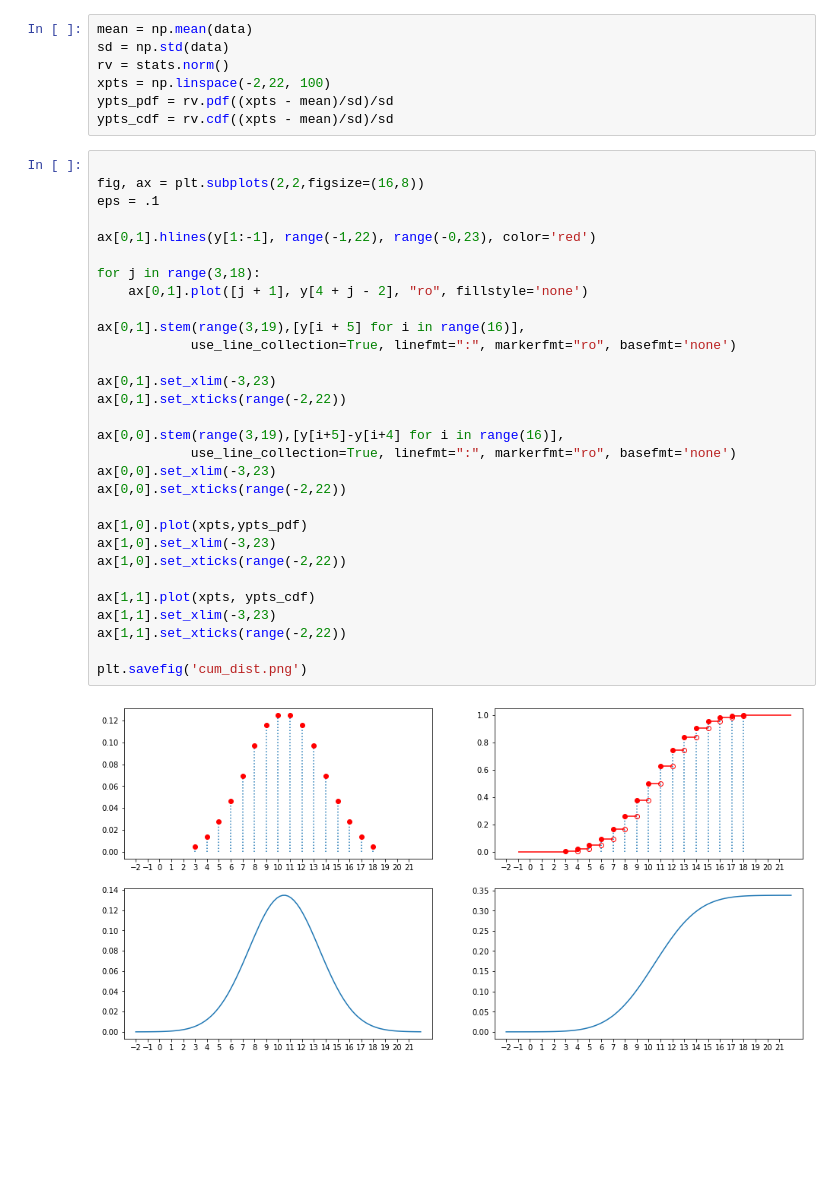
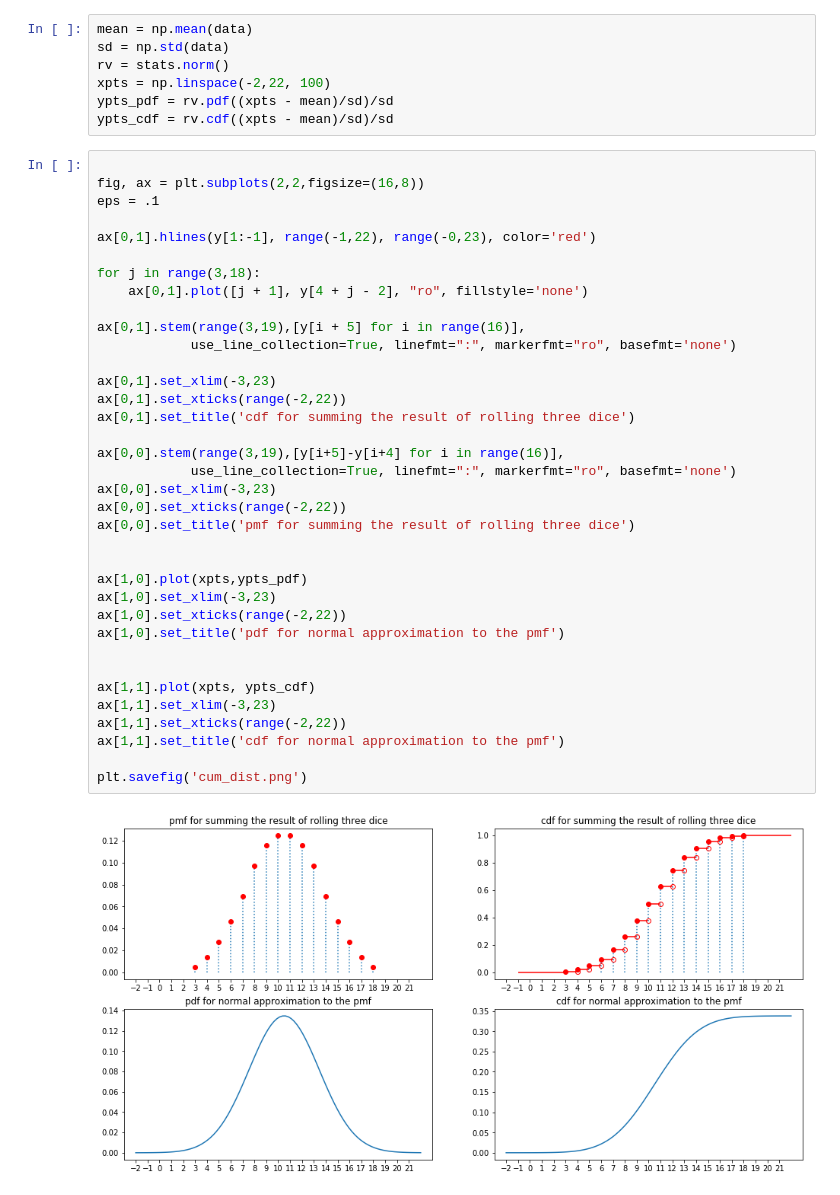
Before and after one commit to ketchers/Python-Play, a Jupyter notebook: Riemann Stieltjes.ipynb, the cells around one changed output. Cells and saved outputs as stored; diff of their text form; blank space fills up the shorter version.

```diff
--- a/Riemann Stieltjes.ipynb
+++ b/Riemann Stieltjes.ipynb
@@ -31,31 +31,37 @@ ypts_cdf = rv.cdf((xpts - mean)/sd)/sd
 
 fig, ax = plt.subplots(2,2,figsize=(16,8))
 eps = .1
 
 ax[0,1].hlines(y[1:-1], range(-1,22), range(-0,23), color='red')
 
 for j in range(3,18):
     ax[0,1].plot([j + 1], y[4 + j - 2], "ro", fillstyle='none')
 
 ax[0,1].stem(range(3,19),[y[i + 5] for i in range(16)],
             use_line_collection=True, linefmt=":", markerfmt="ro", basefmt='none')
 
 ax[0,1].set_xlim(-3,23)
 ax[0,1].set_xticks(range(-2,22))
+ax[0,1].set_title('cdf for summing the result of rolling three dice')
 
 ax[0,0].stem(range(3,19),[y[i+5]-y[i+4] for i in range(16)],
             use_line_collection=True, linefmt=":", markerfmt="ro", basefmt='none')
 ax[0,0].set_xlim(-3,23)
 ax[0,0].set_xticks(range(-2,22))
+ax[0,0].set_title('pmf for summing the result of rolling three dice')
+
 
 ax[1,0].plot(xpts,ypts_pdf)
 ax[1,0].set_xlim(-3,23)
 ax[1,0].set_xticks(range(-2,22))
+ax[1,0].set_title('pdf for normal approximation to the pmf')
+
 
 ax[1,1].plot(xpts, ypts_cdf)
 ax[1,1].set_xlim(-3,23)
 ax[1,1].set_xticks(range(-2,22))
+ax[1,1].set_title('cdf for normal approximation to the pmf')
 
 plt.savefig('cum_dist.png')
 # %% [output]
-[figure, old version]
+[figure, new version]
```
Also changed, not shown: 4 other files.
